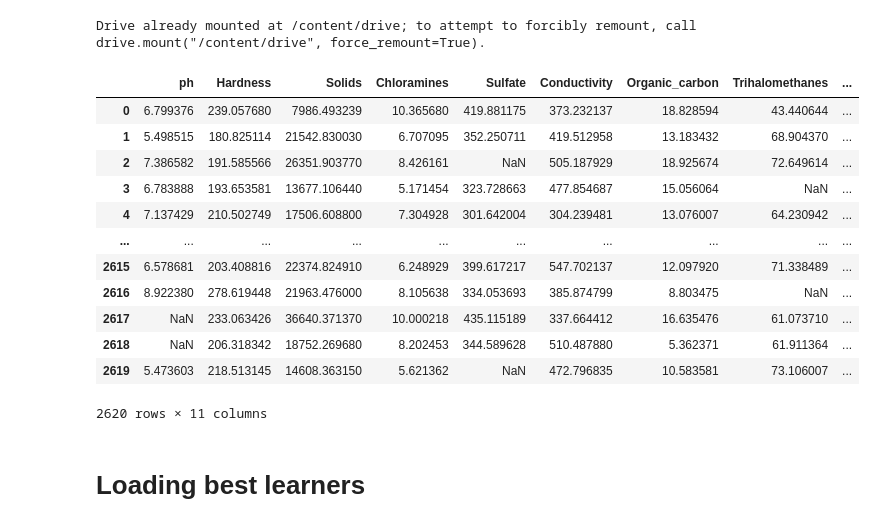
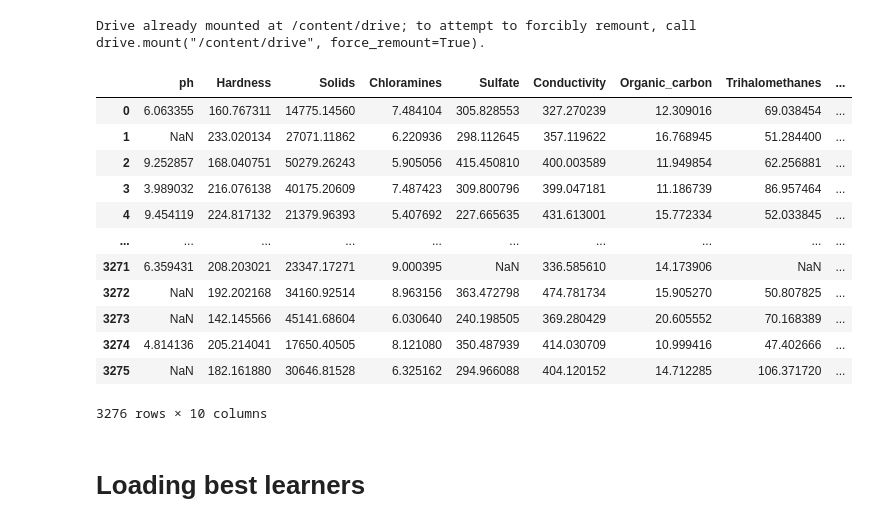
Before and after one commit to NouamaneTazi/ml_project_example, a Jupyter notebook: notebooks/Ensembling.ipynb, the cells around one changed output. Cells and saved outputs as stored; diff of their text form; code cells hidden in the pictures.

```diff
--- a/notebooks/Ensembling.ipynb
+++ b/notebooks/Ensembling.ipynb
@@ -43,27 +43,27 @@ except:
 # %% [output]
 Drive already mounted at /content/drive; to attempt to forcibly remount, call drive.mount("/content/drive", force_remount=True).
 # %%
-path = "input/dri_wat_pot_folds.csv"
+path = "input/drinking_water_potability.csv"
 
 df = pd.read_csv(path)
 df = df.sample(frac=1, random_state=1).reset_index(drop=True)
 nb_tot_rows = df.shape[0]
 df_features = df.drop("Potability", axis=1)
 df
 # %% [output]
 |  | ph | Hardness | Solids | Chloramines | Sulfate | Conductivity | Organic_carbon | Trihalomethanes | ... |
-| 0 | 6.799376 | 239.057680 | 7986.493239 | 10.365680 | 419.881175 | 373.232137 | 18.828594 | 43.440644 | ... |
-| 1 | 5.498515 | 180.825114 | 21542.830030 | 6.707095 | 352.250711 | 419.512958 | 13.183432 | 68.904370 | ... |
-| 2 | 7.386582 | 191.585566 | 26351.903770 | 8.426161 | NaN | 505.187929 | 18.925674 | 72.649614 | ... |
-| 3 | 6.783888 | 193.653581 | 13677.106440 | 5.171454 | 323.728663 | 477.854687 | 15.056064 | NaN | ... |
-| 4 | 7.137429 | 210.502749 | 17506.608800 | 7.304928 | 301.642004 | 304.239481 | 13.076007 | 64.230942 | ... |
+| 0 | 6.063355 | 160.767311 | 14775.14560 | 7.484104 | 305.828553 | 327.270239 | 12.309016 | 69.038454 | ... |
+| 1 | NaN | 233.020134 | 27071.11862 | 6.220936 | 298.112645 | 357.119622 | 16.768945 | 51.284400 | ... |
+| 2 | 9.252857 | 168.040751 | 50279.26243 | 5.905056 | 415.450810 | 400.003589 | 11.949854 | 62.256881 | ... |
+| 3 | 3.989032 | 216.076138 | 40175.20609 | 7.487423 | 309.800796 | 399.047181 | 11.186739 | 86.957464 | ... |
+| 4 | 9.454119 | 224.817132 | 21379.96393 | 5.407692 | 227.665635 | 431.613001 | 15.772334 | 52.033845 | ... |
 | ... | ... | ... | ... | ... | ... | ... | ... | ... | ... |
-| 2615 | 6.578681 | 203.408816 | 22374.824910 | 6.248929 | 399.617217 | 547.702137 | 12.097920 | 71.338489 | ... |
-| 2616 | 8.922380 | 278.619448 | 21963.476000 | 8.105638 | 334.053693 | 385.874799 | 8.803475 | NaN | ... |
-| 2617 | NaN | 233.063426 | 36640.371370 | 10.000218 | 435.115189 | 337.664412 | 16.635476 | 61.073710 | ... |
-| 2618 | NaN | 206.318342 | 18752.269680 | 8.202453 | 344.589628 | 510.487880 | 5.362371 | 61.911364 | ... |
-| 2619 | 5.473603 | 218.513145 | 14608.363150 | 5.621362 | NaN | 472.796835 | 10.583581 | 73.106007 | ... |
+| 3271 | 6.359431 | 208.203021 | 23347.17271 | 9.000395 | NaN | 336.585610 | 14.173906 | NaN | ... |
+| 3272 | NaN | 192.202168 | 34160.92514 | 8.963156 | 363.472798 | 474.781734 | 15.905270 | 50.807825 | ... |
+| 3273 | NaN | 142.145566 | 45141.68604 | 6.030640 | 240.198505 | 369.280429 | 20.605552 | 70.168389 | ... |
+| 3274 | 4.814136 | 205.214041 | 17650.40505 | 8.121080 | 350.487939 | 414.030709 | 10.999416 | 47.402666 | ... |
+| 3275 | NaN | 182.161880 | 30646.81528 | 6.325162 | 294.966088 | 404.120152 | 14.712285 | 106.371720 | ... |
-2620 rows × 11 columns
+3276 rows × 10 columns
 # %% [markdown]
 # Loading best learners
 # %%
```
Also changed, not shown: parts of 14 cells of this notebook.
